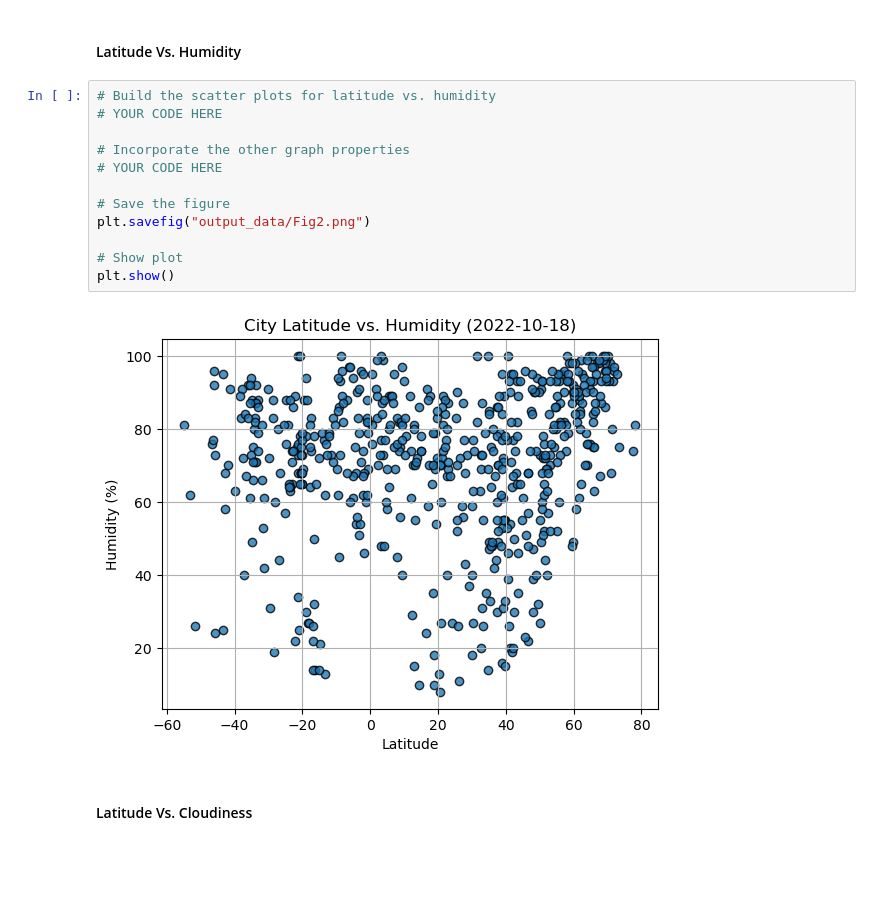
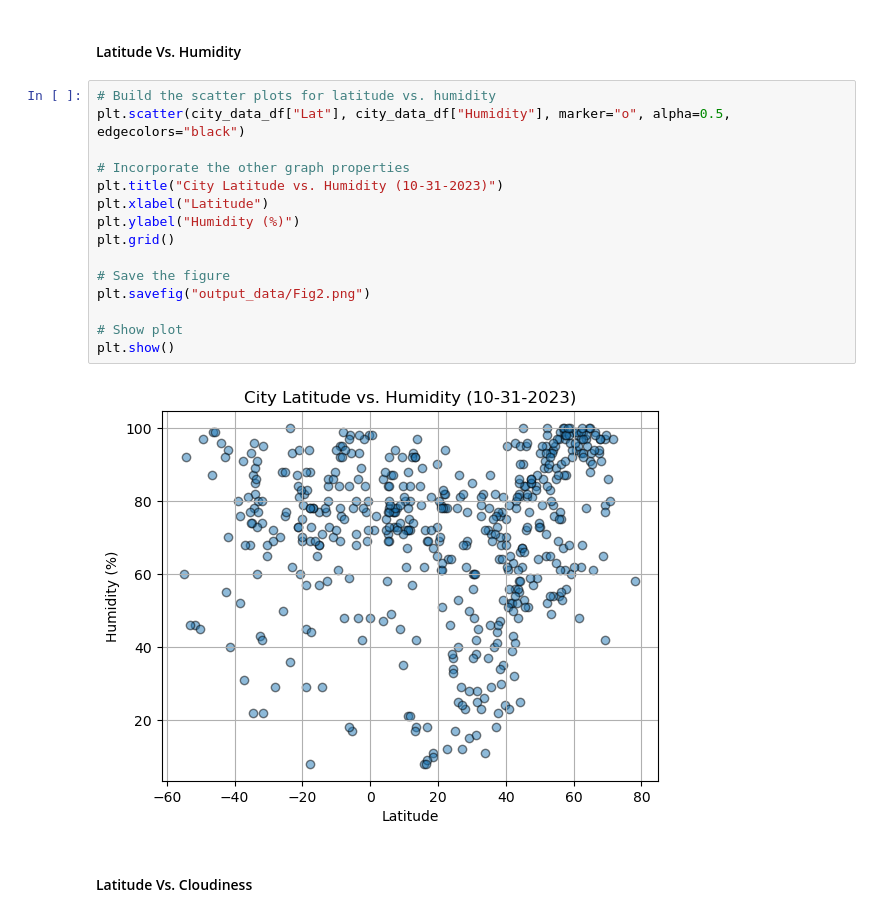
Before and after one commit to jdsouthern/python-api-challenge, a Jupyter notebook: WeatherPy/WeatherPy.ipynb, the cells around one changed output. Drawn from its saved outputs; the diff is of its cells as text; blank space fills up the shorter version.

```diff
--- a/WeatherPy/WeatherPy.ipynb
+++ b/WeatherPy/WeatherPy.ipynb
@@ -205,18 +207,21 @@ plt.show()
 #### Latitude Vs. Humidity
 # %%
 # Build the scatter plots for latitude vs. humidity
-# YOUR CODE HERE
+plt.scatter(city_data_df["Lat"], city_data_df["Humidity"], marker="o", alpha=0.5, edgecolors="black")
 
 # Incorporate the other graph properties
-# YOUR CODE HERE
+plt.title("City Latitude vs. Humidity (10-31-2023)")
+plt.xlabel("Latitude")
+plt.ylabel("Humidity (%)")
+plt.grid()
 
 # Save the figure
 plt.savefig("output_data/Fig2.png")
 
 # Show plot
 plt.show()
 # %% [output]
-[figure, old version]
+[figure, new version]
 # %% [markdown]
 #### Latitude Vs. Cloudiness
 # %%
```
Also changed, not shown: parts of 8 cells of this notebook, 6 other files.
